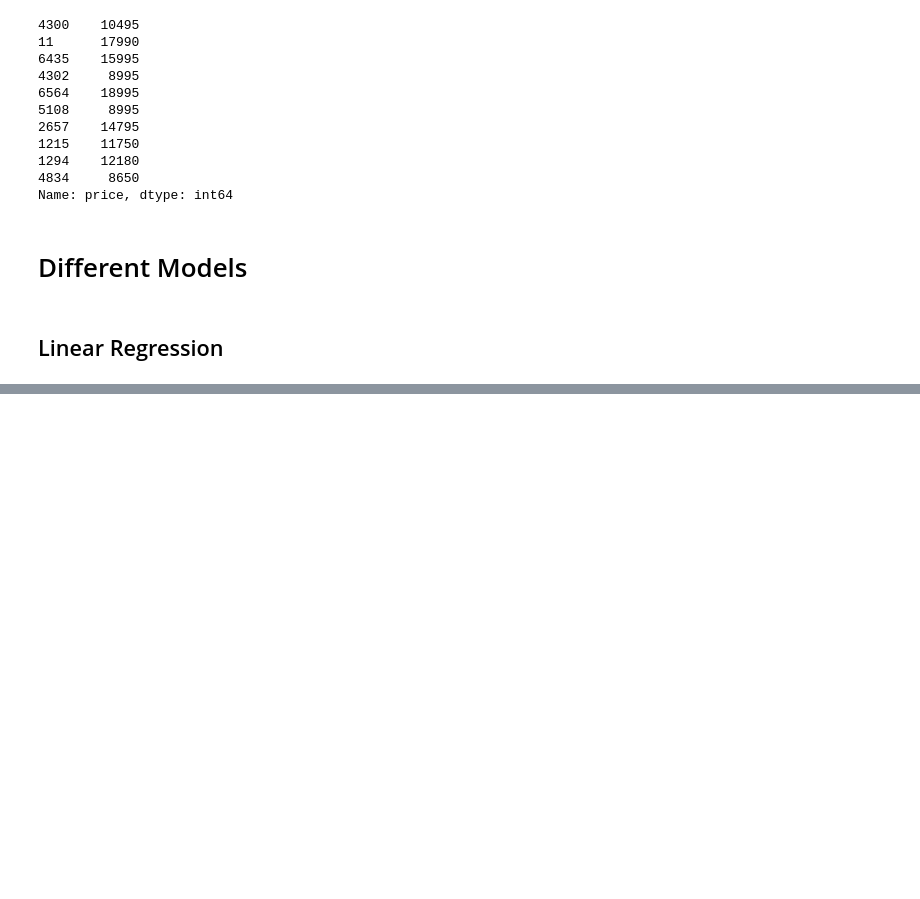
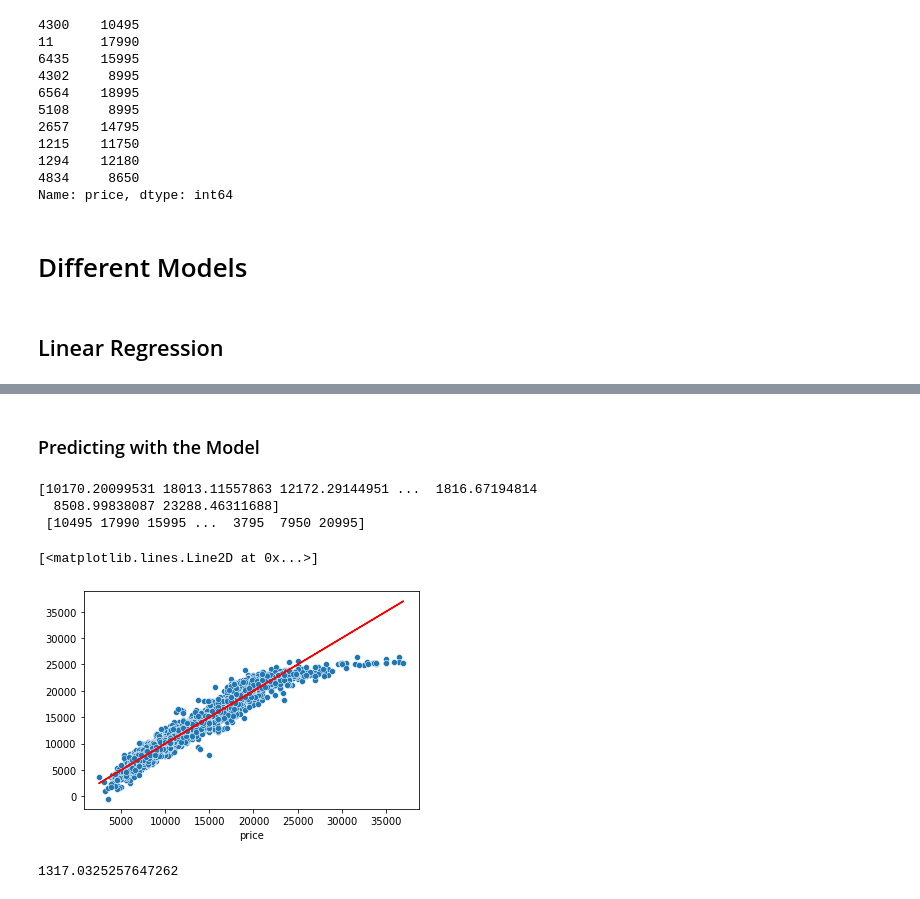
Before and after one commit to Raanank10/UK_Used_Car_Data, a Jupyter notebook: 100000_UK_Used_Car_Data_set_regression_project_.ipynb, the cells around one changed output, grey strips where cells are left out. Drawn from its saved outputs; the diff is of its cells as text; code cells hidden in the pictures; blank space fills up the shorter version.

```diff
--- a/100000_UK_Used_Car_Data_set_regression_project_.ipynb
+++ b/100000_UK_Used_Car_Data_set_regression_project_.ipynb
@@ -475,0 +471,2 @@ Name: price, dtype: int64
+# %%
+lin_model_1 = LinearRegression().fit(X_train, y_train)
@@ -475,0 +493,20 @@ Name: price, dtype: int64
+# %% [markdown]
+### Predicting with the Model
+# %%
+y_train_pred = lin_model_1.predict(X_train)
+# %%
+print(y_train_pred, '\n', y_train.values)
+# %% [output]
+[10170.20099531 18013.11557863 12172.29144951 ...  1816.67194814
+  8508.99838087 23288.46311688]
+ [10495 17990 15995 ...  3795  7950 20995]
+# %%
+ax = sns.scatterplot(x=y_train, y=y_train_pred)
+ax.plot(y_train, y_train, 'r')
+# %% [output]
+[<matplotlib.lines.Line2D at 0x...>]
+[figure, added]
+# %%
+mse(y_train, y_train_pred)**0.5
+# %% [output]
+1317.0325257647262
```
Also changed, not shown: parts of 5 cells of this notebook.
